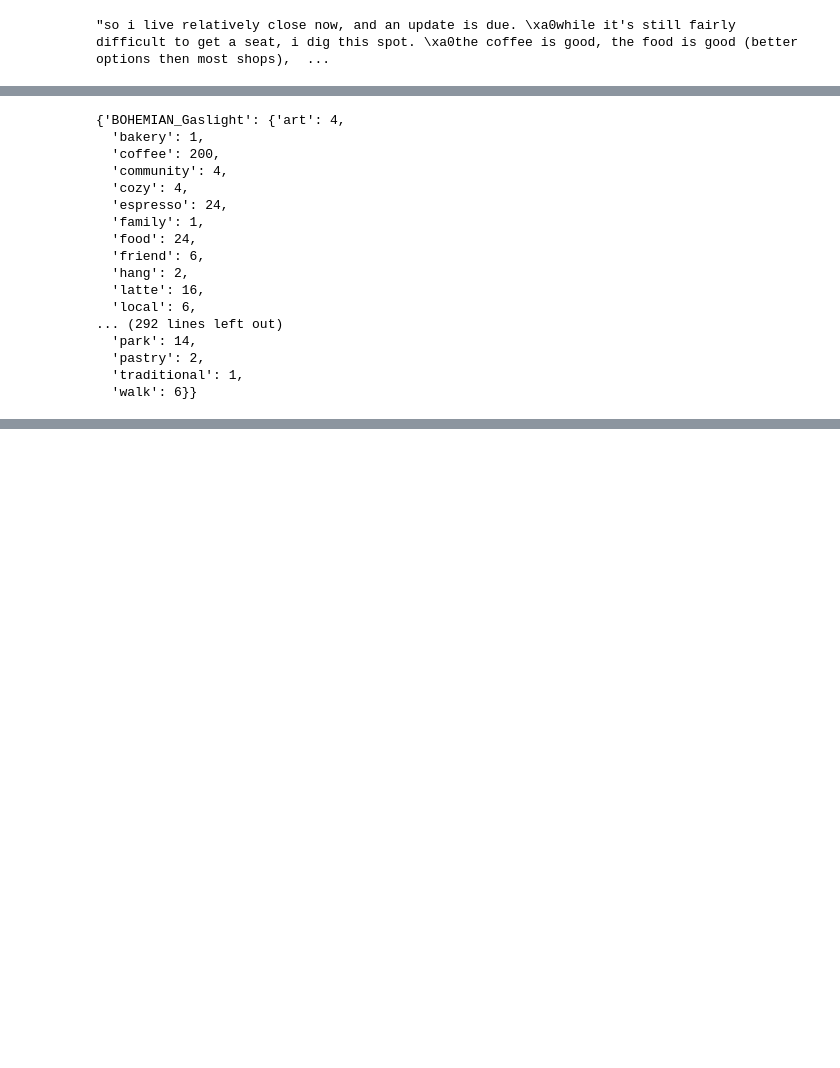
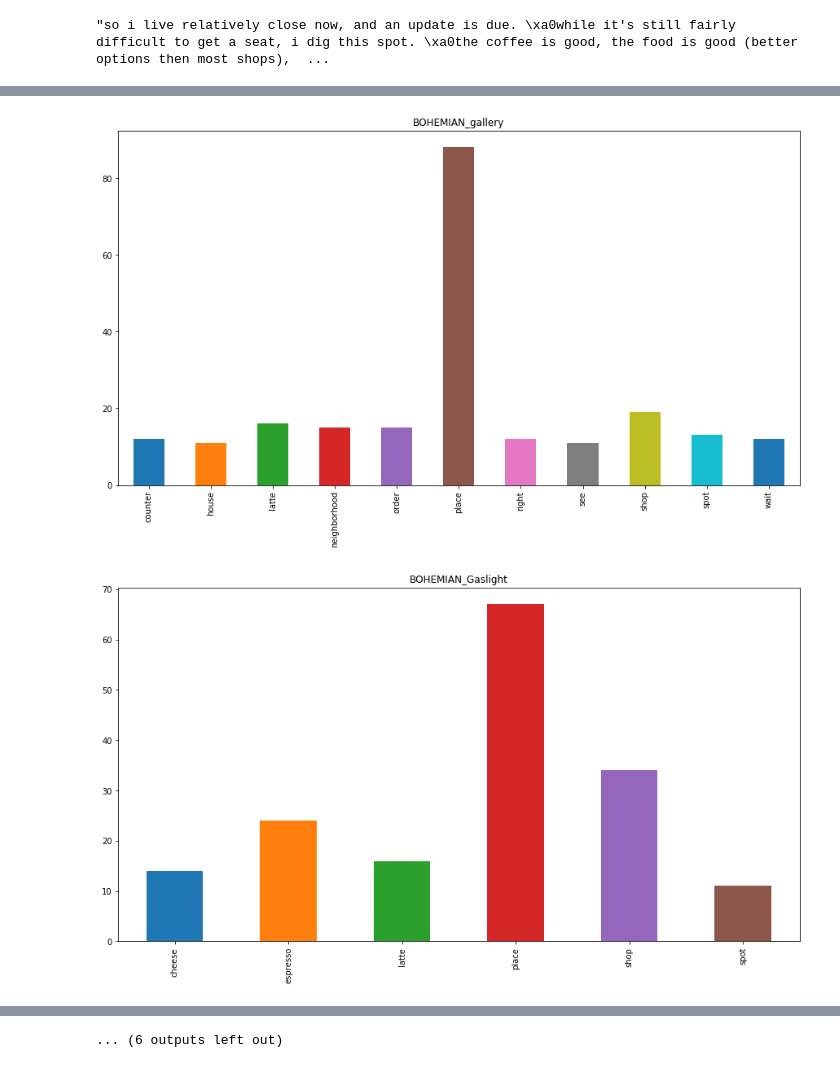
Before and after one commit to JinLi711/UIA, a Jupyter notebook: Yelp/NLP for Yelp/Calc_Word_Freq.ipynb, the cells around one changed output, grey strips where cells are left out. Saved outputs shown, nothing was run; the diff lists cells and outputs as text; code cells hidden in the pictures; blank space fills up the shorter version.

```diff
--- a/Yelp/NLP for Yelp/Calc_Word_Freq.ipynb
+++ b/Yelp/NLP for Yelp/Calc_Word_Freq.ipynb
@@ -44,5 +44,5 @@ punct_word_list[1][:500]
 # %% [output]
 "so i live relatively close now, and an update is due. \xa0while it's still fairly difficult to get a seat, i dig this spot. \xa0the coffee is good, the food is good (better options then most shops),  ...
 # %%
-csv_counter = pre.findWordFreq (word_list, names)
-pre.createplot(csv_counter)
+csv_counter = pre.findWordFreq (word_list, names, directory='WordNet/hyponym_words.txt')
+# pre.createplot(csv_counter)
@@ -63,20 +49,6 @@ pre.createplot(csv_counter)
-# %%
-csv_counter
-# %% [output]
-{'BOHEMIAN_Gaslight': {'art': 4,
-  'bakery': 1,
-  'coffee': 200,
-  'community': 4,
-  'cozy': 4,
-  'espresso': 24,
-  'family': 1,
-  'food': 24,
-  'friend': 6,
-  'hang': 2,
-  'latte': 16,
-  'local': 6,
-... (292 lines left out)
-  'park': 14,
-  'pastry': 2,
-  'traditional': 1,
-  'walk': 6}}
+# %%
+# pd.DataFrame (csv_counter)
+pre.createplot(csv_counter, threshold=10)
+# %% [output]
+[figure, added]
+[figure, added]
@@ -83,3 +65,4 @@ csv_counter
+... (6 outputs left out)
 # %%
 groups, groupReviews = pre.GroupByLocation (names, word_list)
 # %%
```
Also changed, not shown: parts of 6 cells of this notebook, 36 other files.
